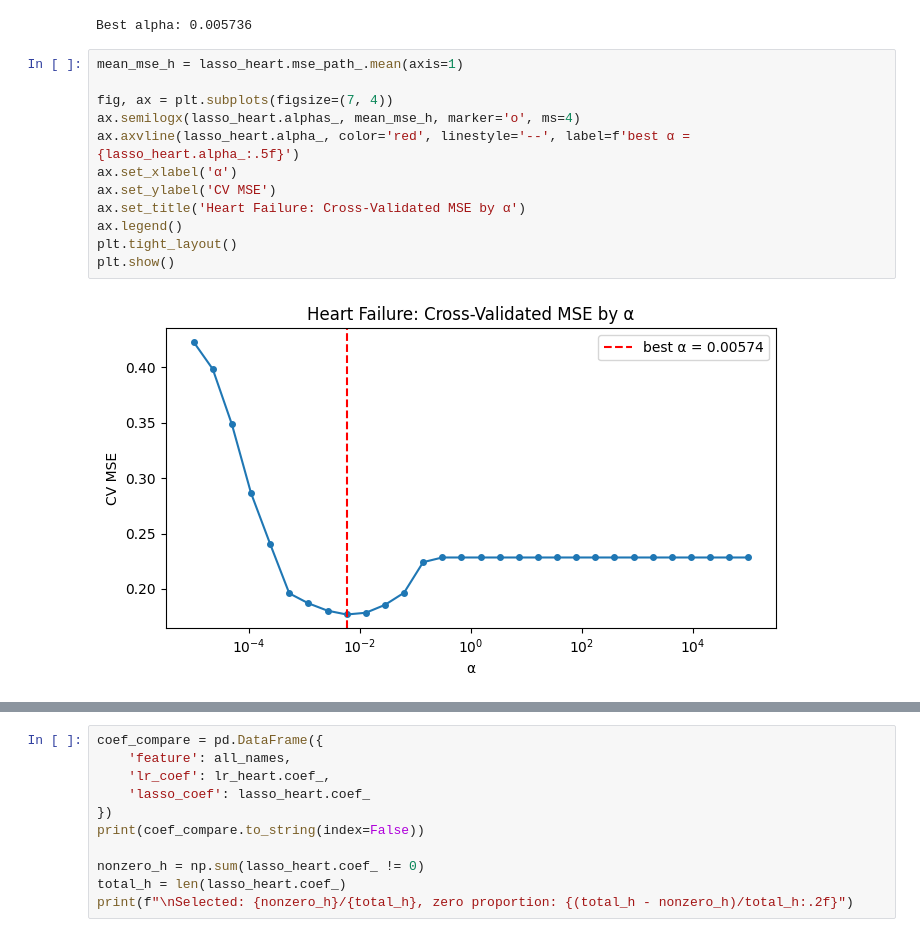
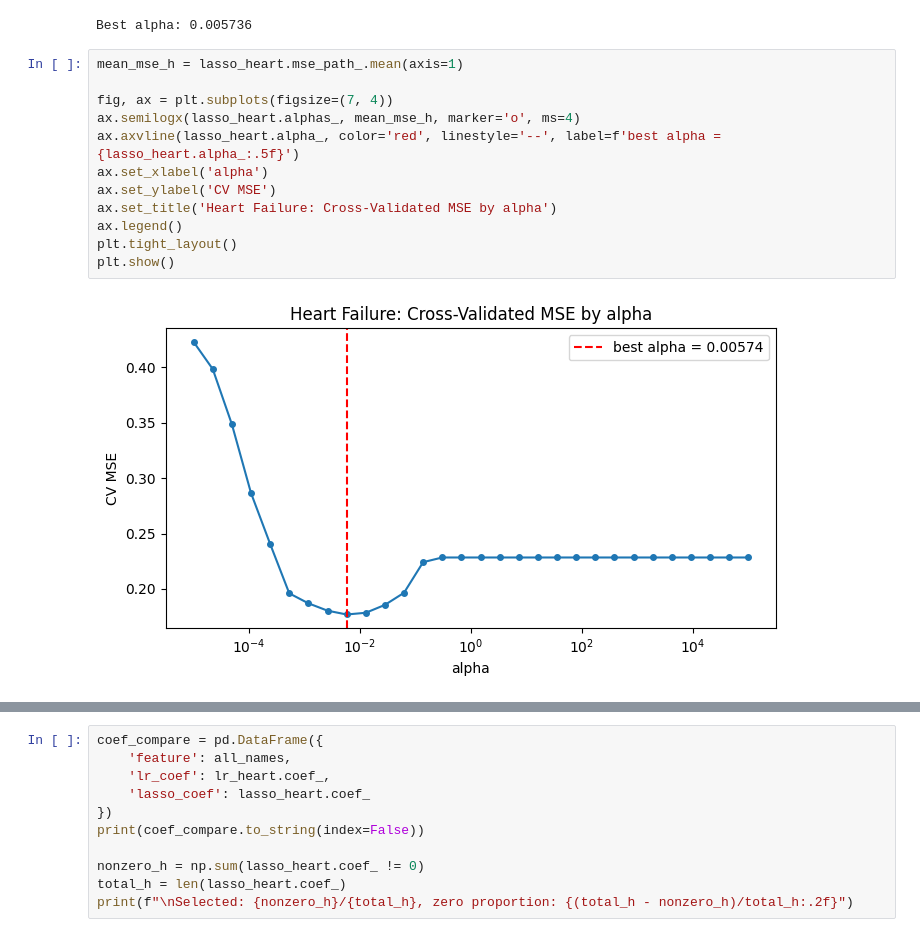
Before and after one commit to lhakso/DS3021, a Jupyter notebook: 04_assignment_regularization.ipynb, the cells around one changed output, grey strips where cells are left out. Cells and saved outputs as stored; diff of their text form.

```diff
--- a/04_assignment_regularization.ipynb
+++ b/04_assignment_regularization.ipynb
@@ -182,17 +219,17 @@ Best alpha: 0.005736
 # %%
 mean_mse_h = lasso_heart.mse_path_.mean(axis=1)
 
 fig, ax = plt.subplots(figsize=(7, 4))
 ax.semilogx(lasso_heart.alphas_, mean_mse_h, marker='o', ms=4)
-ax.axvline(lasso_heart.alpha_, color='red', linestyle='--', label=f'best α = {lasso_heart.alpha_:.5f}')
-ax.set_xlabel('α')
+ax.axvline(lasso_heart.alpha_, color='red', linestyle='--', label=f'best alpha = {lasso_heart.alpha_:.5f}')
+ax.set_xlabel('alpha')
 ax.set_ylabel('CV MSE')
-ax.set_title('Heart Failure: Cross-Validated MSE by α')
+ax.set_title('Heart Failure: Cross-Validated MSE by alpha')
 ax.legend()
 plt.tight_layout()
 plt.show()
 # %% [output]
-[figure, old version]
+[figure, new version]
 # %%
 alphas_path_h, coefs_path_h, _ = lasso_path(X_all, y_heart, alphas=alphas_h, max_iter=100000)
 
```
Also changed, not shown: parts of 13 cells of this notebook.
